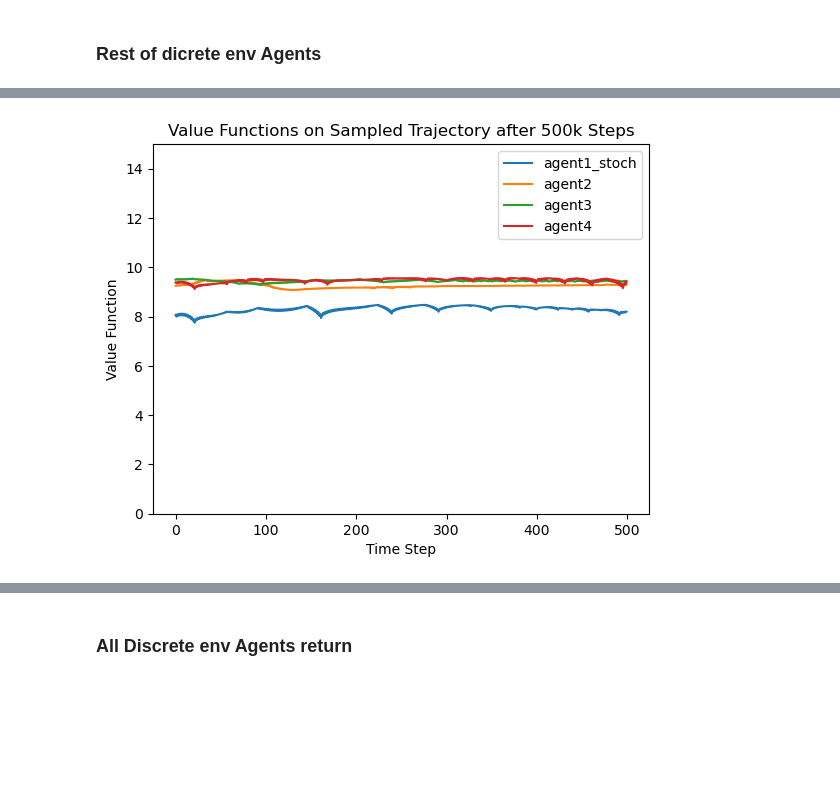
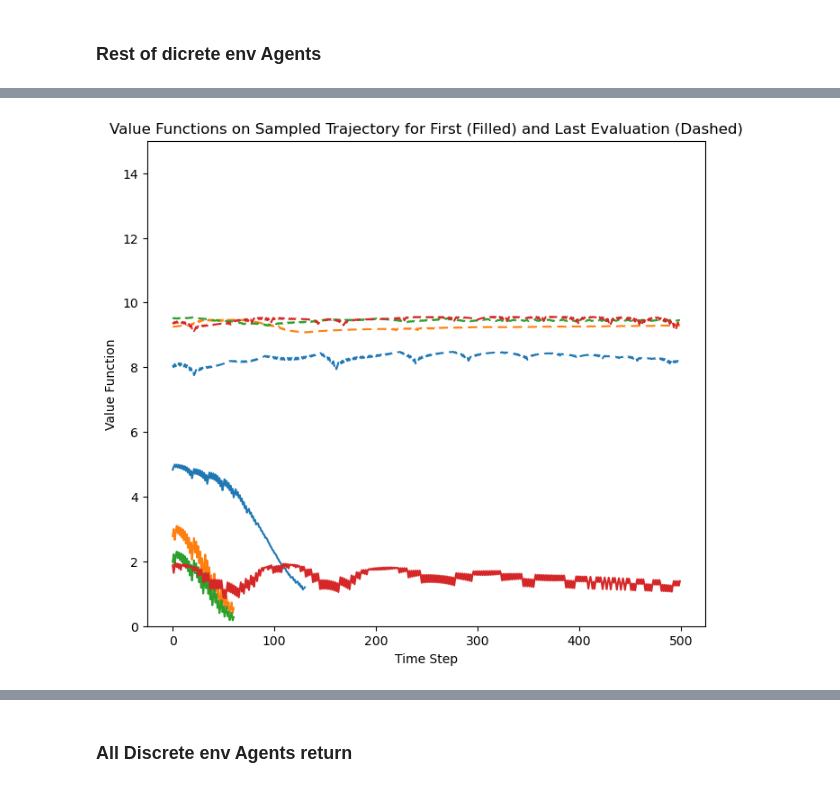
Before and after one commit to AliBakly/CartPole-A2C-reinforcement-learning, a Jupyter notebook: Solution.ipynb, the cells around one changed output, grey strips where cells are left out. Drawn from its saved outputs; the diff is of its cells as text; code cells hidden in the pictures; blank space fills up the shorter version.

```diff
--- a/Solution.ipynb
+++ b/Solution.ipynb
@@ -232,10 +268,0 @@ for k,v in disc_agents_dicts.items():
-# %%
-for k,v in disc_agents_dicts.items():
-    if k != "agent1":
-        trajectory = v["value_funcs_20_100_500"][1]
-        plt.plot(trajectory, label = k)
-        plt.legend()
-        plt.ylim(0, 15)
-        plt.xlabel('Time Step')
-        plt.ylabel('Value Function')
-        plt.title('Value Functions on Sampled Trajectory after 250k Steps')
@@ -244,13 +269,29 @@ for k,v in disc_agents_dicts.items():
-# %%
-for k,v in disc_agents_dicts.items():
-    if k != "agent1":
-        trajectory = v["value_funcs_20_100_500"][3]
-        plt.plot(trajectory, label = k)
-        plt.legend()
-        plt.ylim(0, 15)
-        plt.xlabel('Time Step')
-        plt.ylabel('Value Function')
-        plt.title('Value Functions on Sampled Trajectory after 500k Steps')
-# %% [output]
-[figure, removed]
+# %%
+plt.figure(figsize=(8,7))
+
+color_map = {}
+
+for k,v in disc_agents_dicts.items():
+    if k != "Agent 1":
+        trajectory = v["value_funcs_20_100_500"][0]
+        line, = plt.plot(trajectory, label = k)
+        color_map[k] = line.get_color()  # Store the color of the line
+        #plt.legend(prop={'size': 12})
+        plt.xlabel('Time Step')
+        plt.ylabel('Value Function')
+        plt.ylim(0, 15)
+        plt.title('Value Functions on Sampled Trajectory After 20K Steps')
+
+for k,v in disc_agents_dicts.items():
+    if k != "Agent 1":
+        trajectory = v["value_funcs_20_100_500"][3]
+        plt.plot(trajectory, label = k, color=color_map[k], dashes=[5, 3])  # Use the same color and set linestyle to dashed
+        #plt.legend(prop={'size': 10})
+        plt.ylim(0, 15)
+        plt.xlabel('Time Step')
+        plt.ylabel('Value Function')
+        plt.title('Value Functions on Sampled Trajectory for First (Filled) and Last Evaluation (Dashed)')
+#plt.savefig('imgs/DiscRest/AllK.png', dpi = 300,  bbox_inches='tight')
+# %% [output]
+[figure, added]
 # %%
```
Also changed, not shown: parts of 40 cells of this notebook, 1 other file.
